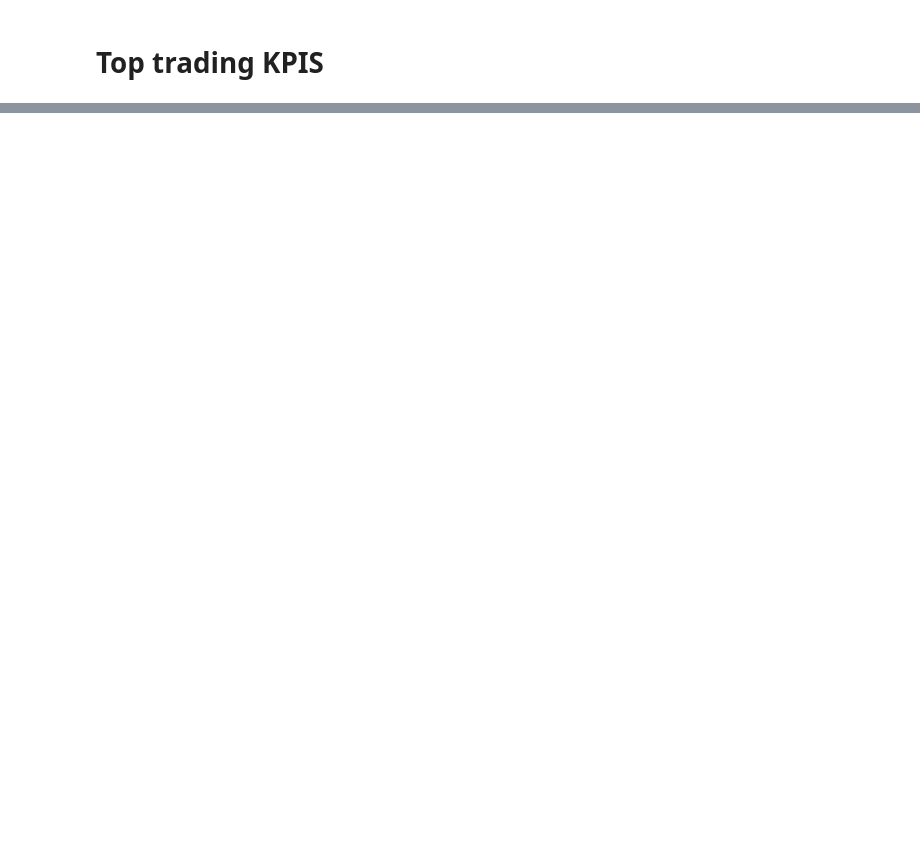
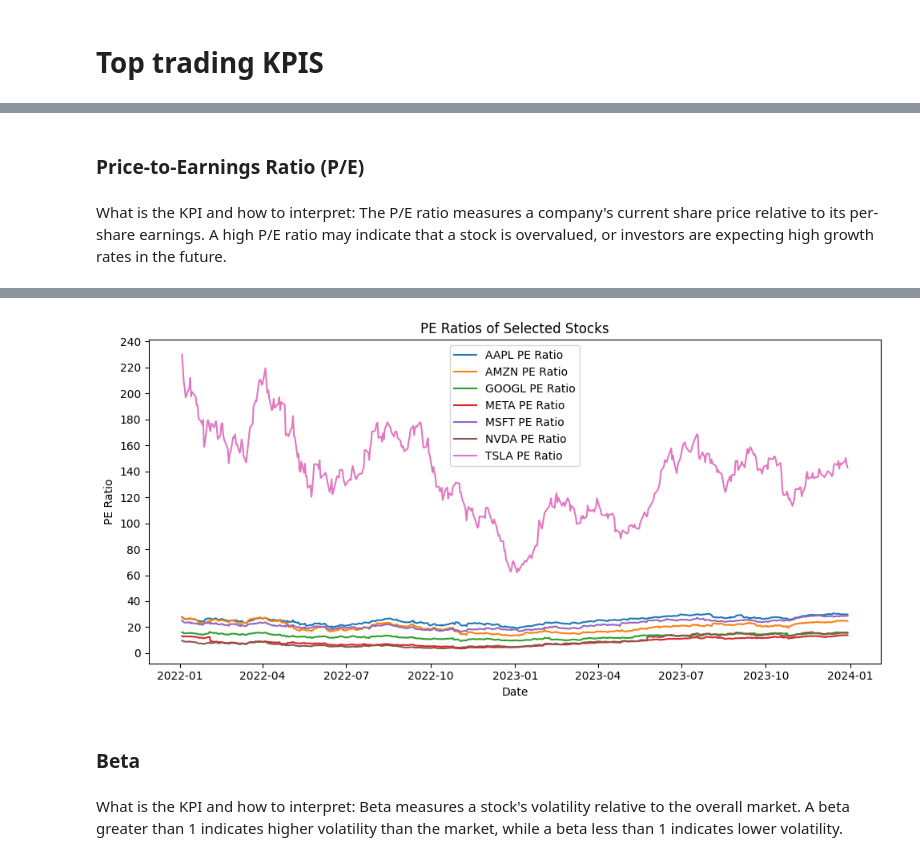
Before and after one commit to monkpeh/StockIQ, a Jupyter notebook: GenAI for Stock Portfolio Starter File.ipynb, the cells around one changed output, grey strips where cells are left out. Saved outputs shown, nothing was run; the diff lists cells and outputs as text; code cells hidden in the pictures; blank space fills up the shorter version.

```diff
--- a/GenAI for Stock Portfolio Starter File.ipynb
+++ b/GenAI for Stock Portfolio Starter File.ipynb
@@ -176,0 +337,20 @@ SyntaxError: EOF while scanning triple-quoted string literal (3084315208.py, lin
+# %%
+def plot_bollinger_bands(ticker, start_date, end_date, window=20):
+    stock = yf.Ticker(ticker)
+    data = stock.history(start=start_date, end=end_date)
+    data['Middle Band'] = data['Close'].rolling(window=window).mean()
+    data['Upper Band'] = data['Middle Band'] + 2 * data['Close'].rolling(window=window).std()
+    data['Lower Band'] = data['Middle Band'] - 2 * data['Close'].rolling(window=window).std()
+    plt.figure(figsize=(10, 5))
+    plt.plot(data.index, data['Close'], label='Closing Price')
+    plt.plot(data.index, data['Middle Band'], label='Middle Band', color='blue')
+    plt.plot(data.index, data['Upper Band'], label='Upper Band', color='red')
+    plt.plot(data.index, data['Lower Band'], label='Lower Band', color='green')
+    plt.title(f'Bollinger Bands of {ticker}')
+    plt.xlabel('Date')
+    plt.ylabel('Price')
+    plt.legend()
+    plt.show()
+
+for ticker in tickers:
+    plot_bollinger_bands(ticker, '2022-01-01', '2023-12-31')
@@ -176,0 +367,39 @@ SyntaxError: EOF while scanning triple-quoted string literal (3084315208.py, lin
+# %% [markdown]
+### Price-to-Earnings Ratio (P/E)
+# %% [markdown]
+What is the KPI and how to interpret: The P/E ratio measures a company's current share price relative to its per-share earnings. A high P/E ratio may indicate that a stock is overvalued, or investors are expecting high growth rates in the future.
+# %%
+import yfinance as yf
+import matplotlib.pyplot as plt
+from matplotlib.ticker import MultipleLocator
+
+def plot_pe_ratio(tickers, start_date, end_date):
+    plt.figure(figsize=(10, 5))
+
+    for ticker in tickers:
+        stock = yf.Ticker(ticker)
+        try:
+            data = stock.history(start=start_date, end=end_date)
+            eps = stock.info.get('trailingEps')
+
+            if eps is None or eps == 0:
+                print(f"Warning: EPS for {ticker} is not available or zero. PE ratio can't be calculated.")
+                continue
+
+            pe_ratio = data['Close'] / eps
+            plt.plot(data.index, pe_ratio, label=f'{ticker} PE Ratio')
+        except KeyError as e:
+            print(f"Error retrieving data for {ticker}: {e}")
+        except Exception as e:
+            print(f"An error occurred with ticker {ticker}: {e}")
+
+    plt.title('PE Ratios of Selected Stocks')
+    plt.xlabel('Date')
+    plt.ylabel('PE Ratio')
+    plt.gca().yaxis.set_major_locator(MultipleLocator(20))  # Set y-axis ticks at 20, 40, 60, etc.
+    plt.legend()
+    plt.tight_layout()
+    plt.show()
+
+plot_pe_ratio(tickers, '2022-01-01', '2023-12-31')
+# %% [output]
@@ -176,0 +408,5 @@ SyntaxError: EOF while scanning triple-quoted string literal (3084315208.py, lin
+[figure, added]
+# %% [markdown]
+### Beta
+# %% [markdown]
+What is the KPI and how to interpret: Beta measures a stock's volatility relative to the overall market. A beta greater than 1 indicates higher volatility than the market, while a beta less than 1 indicates lower volatility.
```
Also changed, not shown: parts of 19 cells of this notebook.
